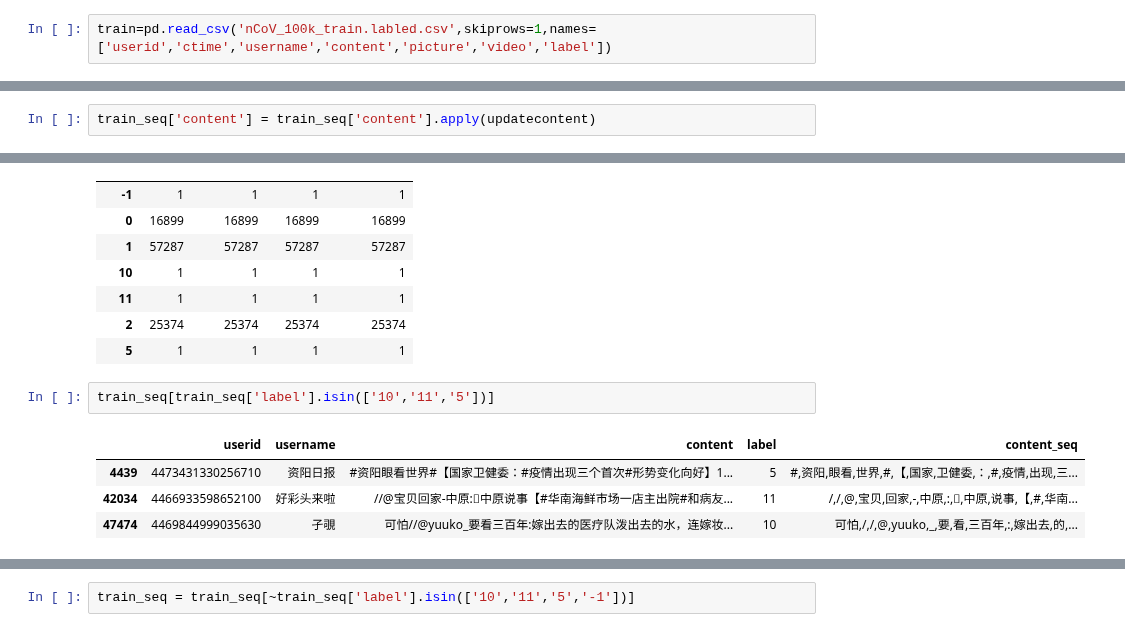
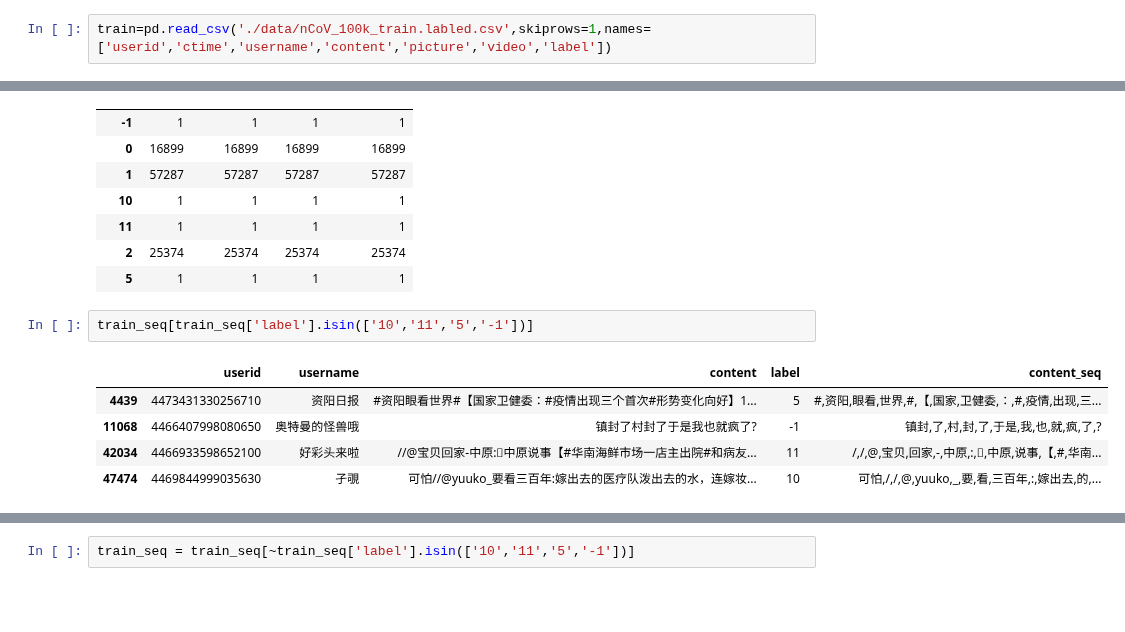
Before and after one commit to OcaenEyes/ML, a Jupyter notebook: AI训练赛/情绪分析/情绪分析.ipynb, the cells around one changed output, grey strips where cells are left out. Cells and saved outputs as stored; diff of their text form; blank space fills up the shorter version.

```diff
--- a/AI训练赛/情绪分析/情绪分析.ipynb
+++ b/AI训练赛/情绪分析/情绪分析.ipynb
@@ -8,7 +8,7 @@ sys.executable
 import pandas as pd
 import matplotlib.pyplot as plt
 # %%
-train=pd.read_csv('nCoV_100k_train.labled.csv',skiprows=1,names=['userid','ctime','username','content','picture','video','label'])
+train=pd.read_csv('./data/nCoV_100k_train.labled.csv',skiprows=1,names=['userid','ctime','username','content','picture','video','label'])
 # %%
 train['content']
 # %% [output]
@@ -271,5 +269,3 @@ def updatecontent(x):
-# %%
-train_seq['content'] = train_seq['content'].apply(updatecontent)
 # %%
 train_seq.iloc[[138]].content
 # %% [output]
@@ -288,10 +284,11 @@ train_seq.groupby('label').count()
 | 2 | 25374 | 25374 | 25374 | 25374 |
 | 5 | 1 | 1 | 1 | 1 |
 # %%
-train_seq[train_seq['label'].isin(['10','11','5'])]
+train_seq[train_seq['label'].isin(['10','11','5','-1'])]
 # %% [output]
 |  | userid | username | content | label | content_seq |
 | 4439 | 4473431330256710 | 资阳日报 | #资阳眼看世界#【国家卫健委：#疫情出现三个首次#形势变化向好】1... | 5 | #,资阳,眼看,世界,#,【,国家,卫健委,：,#,疫情,出现,三... |
+| 11068 | 4466407998080650 | 奥特曼的怪兽哦 | 镇封了村封了于是我也就疯了? | -1 | 镇封,了,村,封,了,于是,我,也,就,疯,了,? |
 | 42034 | 4466933598652100 | 好彩头来啦 | //@宝贝回家-中原:中原说事【#华南海鲜市场一店主出院#和病友... | 11 | /,/,@,宝贝,回家,-,中原,:,,中原,说事,【,#,华南... |
 | 47474 | 4469844999035630 | 孑覗 | 可怕//@yuuko_要看三百年:嫁出去的医疗队泼出去的水，连嫁妆... | 10 | 可怕,/,/,@,yuuko,_,要,看,三百年,:,嫁出去,的,... |
 # %%
```
Also changed, not shown: parts of 7 cells of this notebook, 2 other files.
